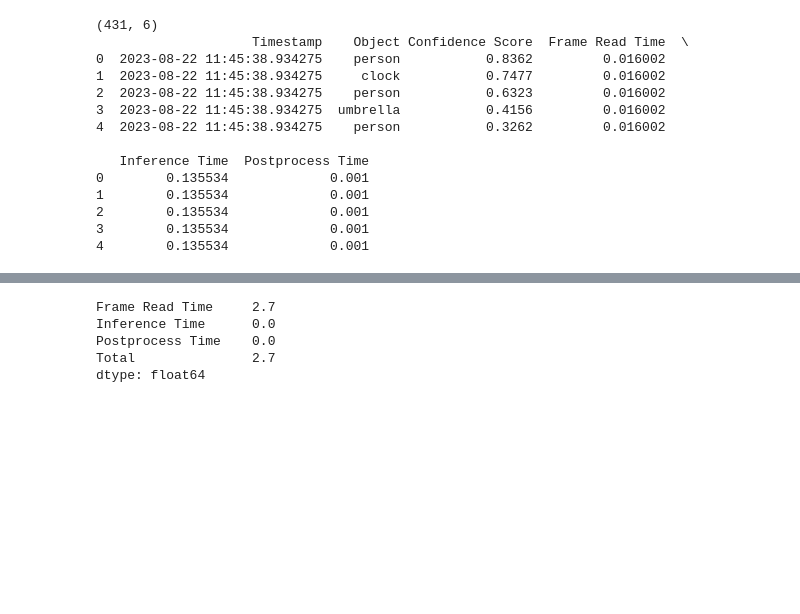
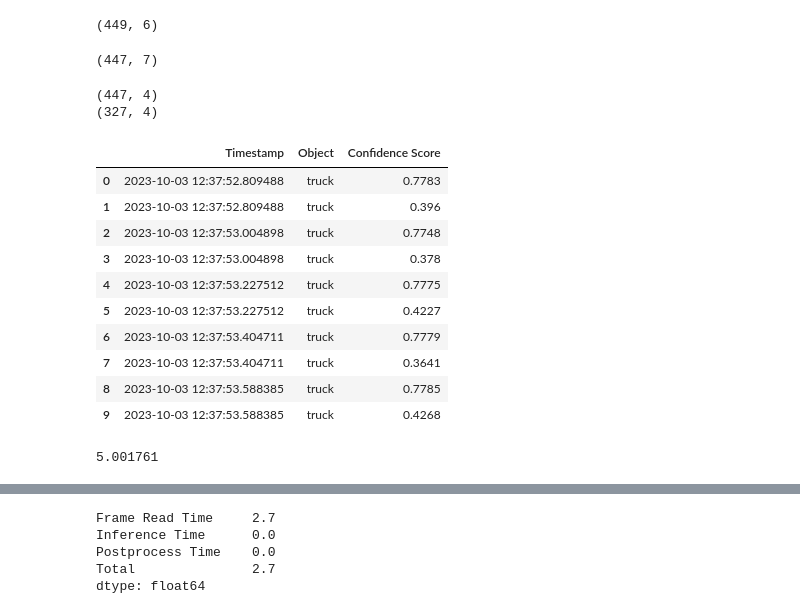
Before and after one commit to bmunday3/streamlit-experimentation, a Jupyter notebook: nantucket-multipage/pandas_testing.ipynb, the cells around one changed output, grey strips where cells are left out. Drawn from its saved outputs; the diff is of its cells as text; code cells hidden in the pictures; blank space fills up the shorter version.

```diff
--- a/nantucket-multipage/pandas_testing.ipynb
+++ b/nantucket-multipage/pandas_testing.ipynb
@@ -4,19 +4,6 @@ import pandas as pd
 # %%
 df = pd.read_csv("data_agg.csv")
 print(df.shape)
-print(df.head())
+# print(df.head())
 # %% [output]
-(431, 6)
-                    Timestamp    Object Confidence Score  Frame Read Time  \
-0  2023-08-22 11:45:38.934275    person           0.8362         0.016002
-1  2023-08-22 11:45:38.934275     clock           0.7477         0.016002
-2  2023-08-22 11:45:38.934275    person           0.6323         0.016002
-3  2023-08-22 11:45:38.934275  umbrella           0.4156         0.016002
-4  2023-08-22 11:45:38.934275    person           0.3262         0.016002
-
-   Inference Time  Postprocess Time
-0        0.135534             0.001
-1        0.135534             0.001
-2        0.135534             0.001
-3        0.135534             0.001
-4        0.135534             0.001
+(449, 6)
@@ -22,0 +14,43 @@ print(df.head())
+# %%
+inference.shape
+# %% [output]
+(447, 7)
+# %%
+# confidence df
+filtered_df = inference[["Timestamp", "Object", "Confidence Score"]]
+confidence_df = filtered_df.pivot(columns="Object", values="Confidence Score")
+# counts df
+counts = filtered_df.groupby(["Timestamp", "Object"])["Confidence Score"].count()
+counts_df = counts.reset_index()
+counts_df = counts_df.rename(columns={"Confidence Score": "Counts"})
+counts_df = counts_df.pivot(columns="Object", values="Counts")
+# %%
+print(confidence_df.shape)
+print(counts_df.shape)
+# %% [output]
+(447, 4)
+(327, 4)
+# %%
+filtered_df[:10]
+# %% [output]
+|  | Timestamp | Object | Confidence Score |
+| 0 | 2023-10-03 12:37:52.809488 | truck | 0.7783 |
+| 1 | 2023-10-03 12:37:52.809488 | truck | 0.396 |
+| 2 | 2023-10-03 12:37:53.004898 | truck | 0.7748 |
+| 3 | 2023-10-03 12:37:53.004898 | truck | 0.378 |
+| 4 | 2023-10-03 12:37:53.227512 | truck | 0.7775 |
+| 5 | 2023-10-03 12:37:53.227512 | truck | 0.4227 |
+| 6 | 2023-10-03 12:37:53.404711 | truck | 0.7779 |
+| 7 | 2023-10-03 12:37:53.404711 | truck | 0.3641 |
+| 8 | 2023-10-03 12:37:53.588385 | truck | 0.7785 |
+| 9 | 2023-10-03 12:37:53.588385 | truck | 0.4268 |
+# %%
+import datetime
+now = datetime.datetime.now()
+import time
+time.sleep(5)
+later = datetime.datetime.now()
+diff = later - now
+print(diff.total_seconds())
+# %% [output]
+5.001761
```
Also changed, not shown: parts of 13 cells of this notebook, 17 other files.
